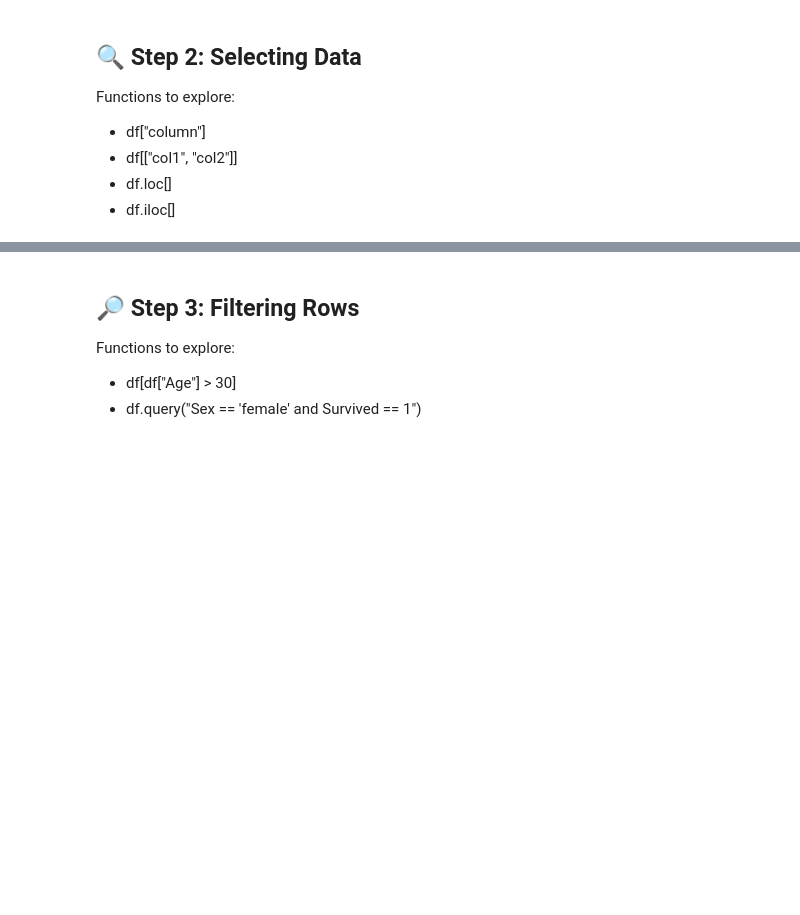
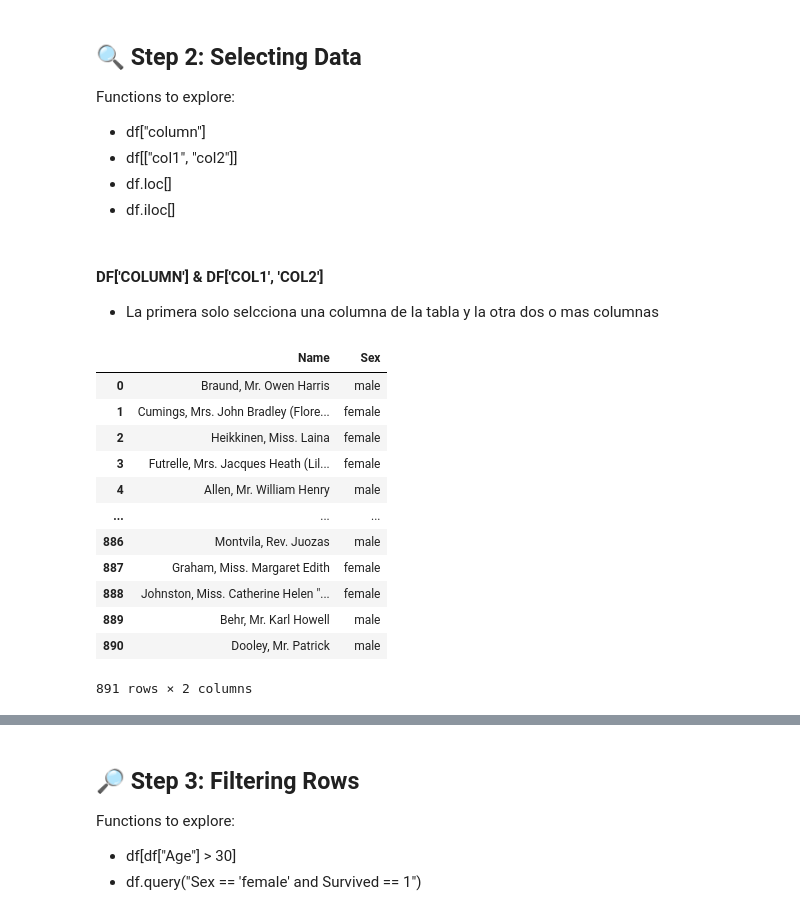
Before and after one commit to Karinabk28/titanic_dataset, a Jupyter notebook: Titanic_Pandas_Practice_Notebook.ipynb, the cells around one changed output, grey strips where cells are left out. Saved outputs shown, nothing was run; the diff lists cells and outputs as text; code cells hidden in the pictures; blank space fills up the shorter version.

```diff
--- a/Titanic_Pandas_Practice_Notebook.ipynb
+++ b/Titanic_Pandas_Practice_Notebook.ipynb
@@ -127,8 +146,30 @@ Functions to explore:
 - df[["col1", "col2"]]
 - df.loc[]
 - df.iloc[]
+# %% [markdown]
+#### DF['COLUMN'] & DF['COL1', 'COL2']
+- La primera solo selcciona una columna de la tabla y la otra dos o mas columnas
 # %%
+# Ejemplos con DF
 
-# Example: Selecting columns
-df["Age"].head()
-df[["Sex", "Age", "Survived"]].head()
+df['Name'].head() # me muestra el nombre de los 5 primeros
+df["Age"].head()  # me muestra la edad de los 5 primeros
+
+# Ejemplos con df[col1,col2]:
+
+df[["Sex", "Age", "Survived"]].head() #me muestra los 5 primeros con su sexo, edady si sobrevivieron
+df[['Name', 'Sex']].tail() # los ultimos 5 con su nombre y sexo
+# %% [output]
+|  | Name | Sex |
+| 0 | Braund, Mr. Owen Harris | male |
+| 1 | Cumings, Mrs. John Bradley (Flore... | female |
+| 2 | Heikkinen, Miss. Laina | female |
+| 3 | Futrelle, Mrs. Jacques Heath (Lil... | female |
+| 4 | Allen, Mr. William Henry | male |
+| ... | ... | ... |
+| 886 | Montvila, Rev. Juozas | male |
+| 887 | Graham, Miss. Margaret Edith | female |
+| 888 | Johnston, Miss. Catherine Helen "... | female |
+| 889 | Behr, Mr. Karl Howell | male |
+| 890 | Dooley, Mr. Patrick | male |
+891 rows × 2 columns
```
Also changed, not shown: parts of 18 cells of this notebook.
